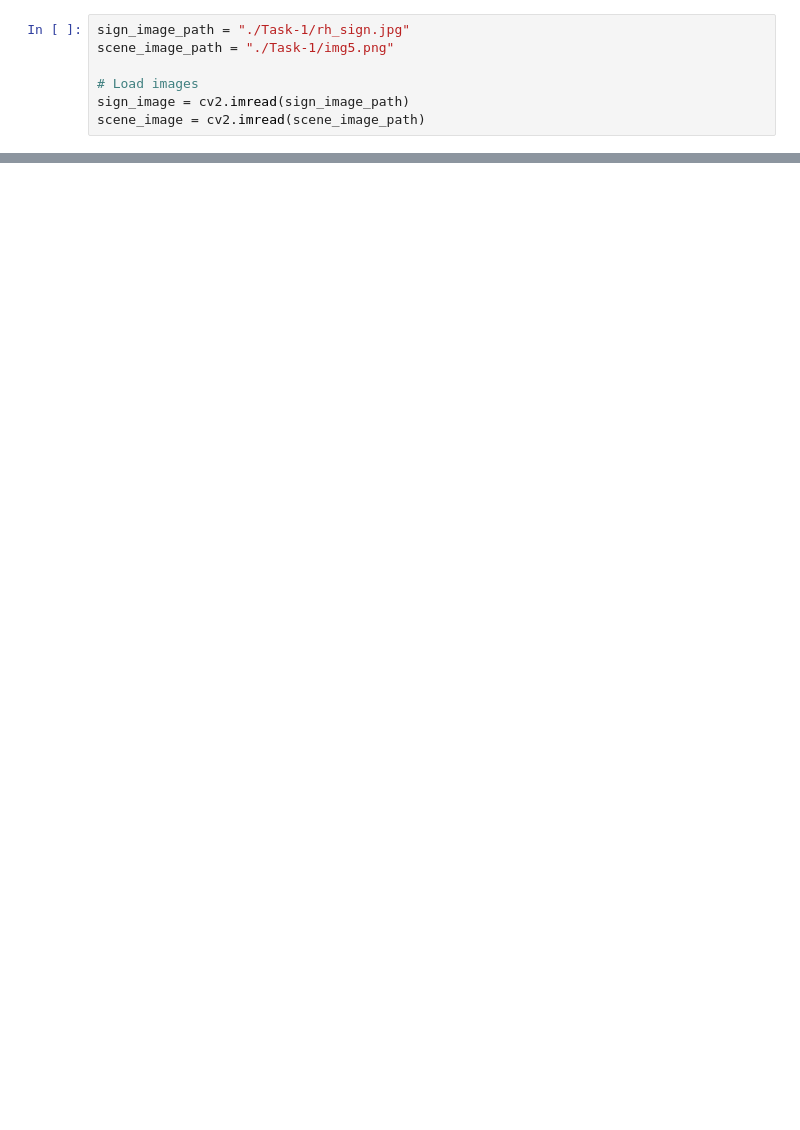
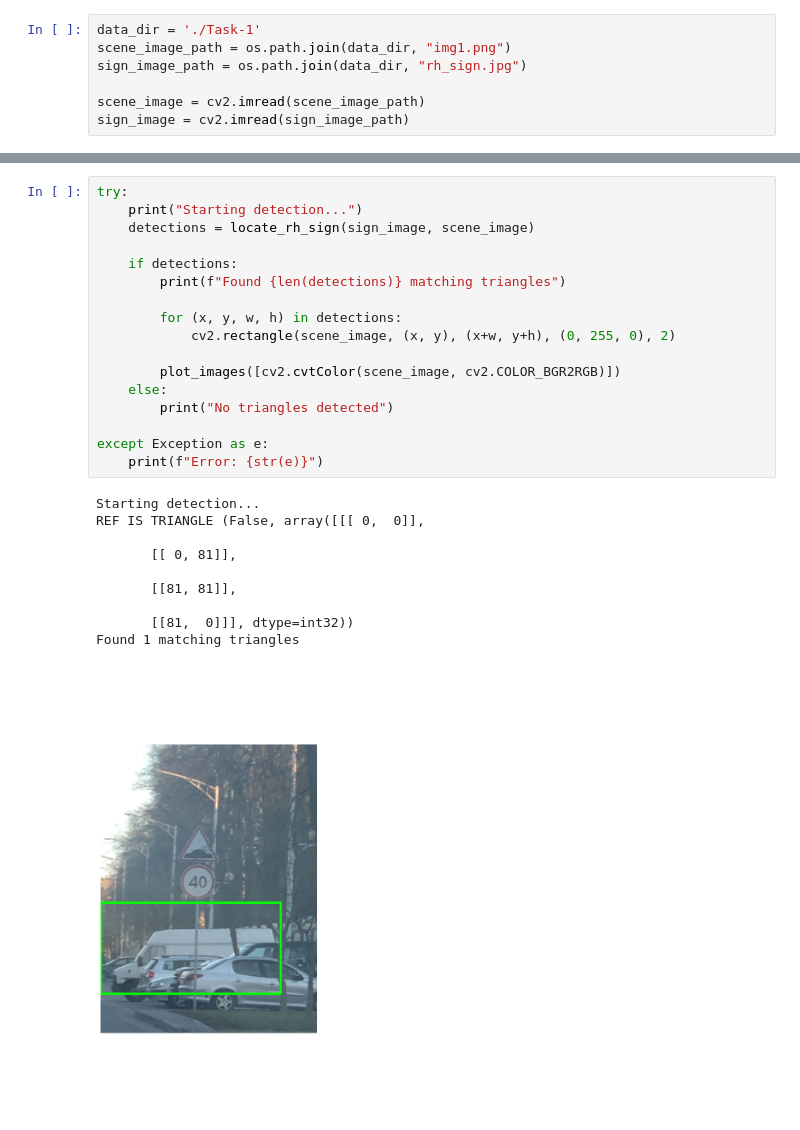
Before and after one commit to nmzein/cs413, a Jupyter notebook: q1.ipynb, the cells around one changed output, grey strips where cells are left out. Drawn from its saved outputs; the diff is of its cells as text; blank space fills up the shorter version.

```diff
--- a/q1.ipynb
+++ b/q1.ipynb
@@ -6,8 +7,8 @@ import math
 # %%
-sign_image_path = "./Task-1/rh_sign.jpg"
-scene_image_path = "./Task-1/img5.png"
+data_dir = './Task-1'
+scene_image_path = os.path.join(data_dir, "img1.png")
+sign_image_path = os.path.join(data_dir, "rh_sign.jpg")
 
-# Load images
+scene_image = cv2.imread(scene_image_path)
 sign_image = cv2.imread(sign_image_path)
-scene_image = cv2.imread(scene_image_path)
 # %%
@@ -233,0 +212,28 @@ Results saved to result.jpg
+# %%
+try:
+    print("Starting detection...")
+    detections = locate_rh_sign(sign_image, scene_image)
+
+    if detections:
+        print(f"Found {len(detections)} matching triangles")
+
+        for (x, y, w, h) in detections:
+            cv2.rectangle(scene_image, (x, y), (x+w, y+h), (0, 255, 0), 2)
+
+        plot_images([cv2.cvtColor(scene_image, cv2.COLOR_BGR2RGB)])
+    else:
+        print("No triangles detected")
+
+except Exception as e:
+    print(f"Error: {str(e)}")
+# %% [output]
+Starting detection...
+REF IS TRIANGLE (False, array([[[ 0,  0]],
+
+       [[ 0, 81]],
+
+       [[81, 81]],
+
+       [[81,  0]]], dtype=int32))
+Found 1 matching triangles
+[figure, added]
```
Also changed, not shown: parts of 3 cells of this notebook, 3 other files.
